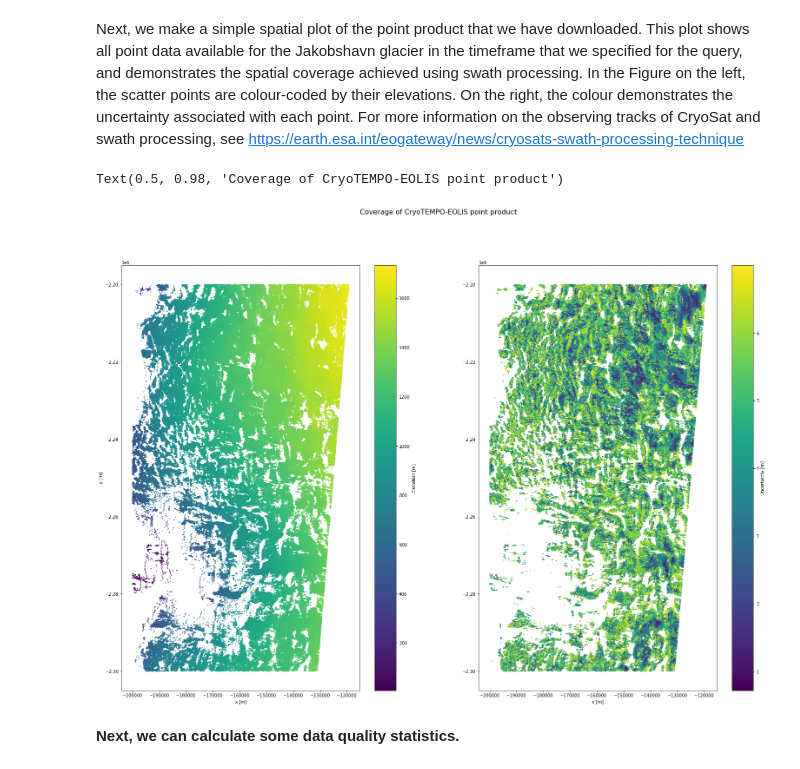
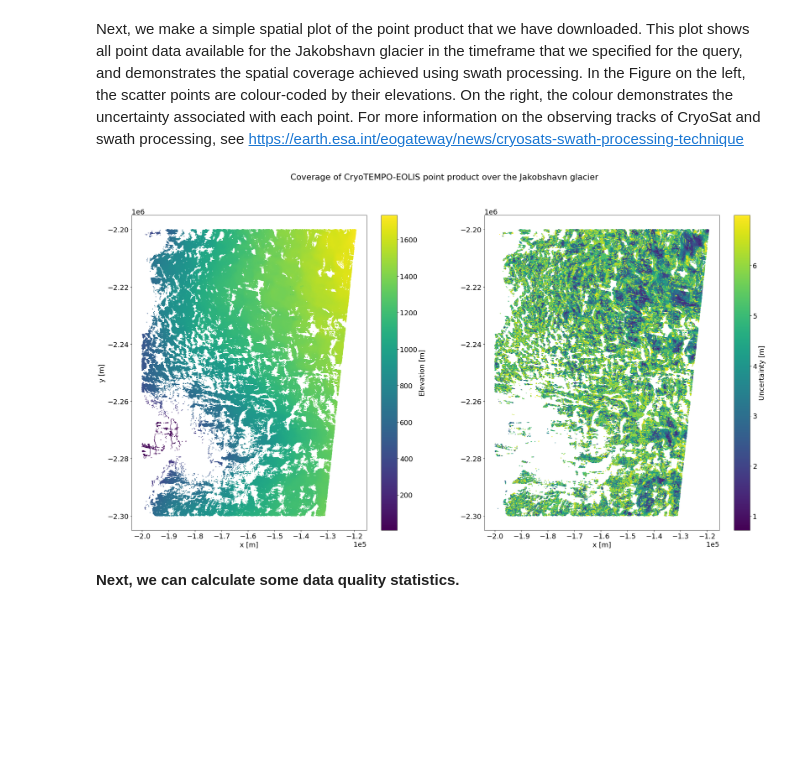
Before and after one commit to earthwave/eolis_demo_notebooks, a Jupyter notebook: cryotempo_eolis_download_plot_point_data.ipynb, the cells around one changed output. Drawn from its saved outputs; the diff is of its cells as text; code cells hidden in the pictures; blank space fills up the shorter version.

Commit message:
More formatting

```diff
--- a/cryotempo_eolis_download_plot_point_data.ipynb
+++ b/cryotempo_eolis_download_plot_point_data.ipynb
@@ -36,7 +36,7 @@ import matplotlib.dates as mdate
 import os
 from ftplib import FTP
 
-plt.rcParams.update({'font.size': 14})
+plt.rcParams.update({'font.size': 18})
 # %% [markdown]
 <strong>The following four cells contain the python script necessary to download the results of the query described above from the ESA FTP servers. It is taken verbatim from the script generated by a cs2eo query - one could run said script in place of these 4 cells, for any query of your choice. The data is downloaded to your current working directory. This query will download 11 files containing point product data for and area of Greenland that includes the Jakobshavn glacier.</strong>
 # %% [markdown]
@@ -171,20 +169,20 @@ Variables returned by query:  Index(['time', 'x', 'y', 'elevation', 'uncertainty
 # %% [markdown]
 Next, we make a simple spatial plot of the point product that we have downloaded. This plot shows all point data available for the Jakobshavn glacier in the timeframe that we specified for the query, and demonstrates the spatial coverage achieved using swath processing. In the Figure on the left, the scatter points are colour-coded by their elevations. On the right, the colour demonstrates the uncertainty associated with each point. For more information on the observing tracks of CryoSat and swath processing, see https://earth.esa.int/eogateway/news/cryosats-swath-processing-technique
 # %%
-fig, axs = plt.subplots(1,2,figsize=(27,18))
+fig, axs = plt.subplots(1,2,figsize=(30,15), sharex=True)
 
 c = axs[0].scatter(full_query_results['x'], full_query_results['y'], c=full_query_results['elevation'], s=1, cmap='viridis')
 plt.colorbar(c, ax = axs[0], label='Elevation [m]')
 u = axs[1].scatter(full_query_results['x'], full_query_results['y'], c=full_query_results['uncertainty'], s=1, cmap='viridis')
 plt.colorbar(u, ax = axs[1], label='Uncertainty [m]')
 
 axs[0].set_xlabel('x [m]')
 axs[1].set_xlabel('x [m]')
 axs[0].set_ylabel('y [m]')
-plt.suptitle('Coverage of CryoTEMPO-EOLIS point product over the Jakobshavn glacier', fontsize=16)
+plt.ticklabel_format(axis='x', style='sci', scilimits=(0,0))
+t = plt.suptitle('Coverage of CryoTEMPO-EOLIS point product over the Jakobshavn glacier')
 # %% [output]
-Text(0.5, 0.98, 'Coverage of CryoTEMPO-EOLIS point product')
-[figure, old version]
+[figure, new version]
 # %% [markdown]
 <strong> Next, we can calculate some data quality statistics. </strong>
 # %% [markdown]
```
Also changed, not shown: parts of 2 cells of this notebook, 1 other file.
